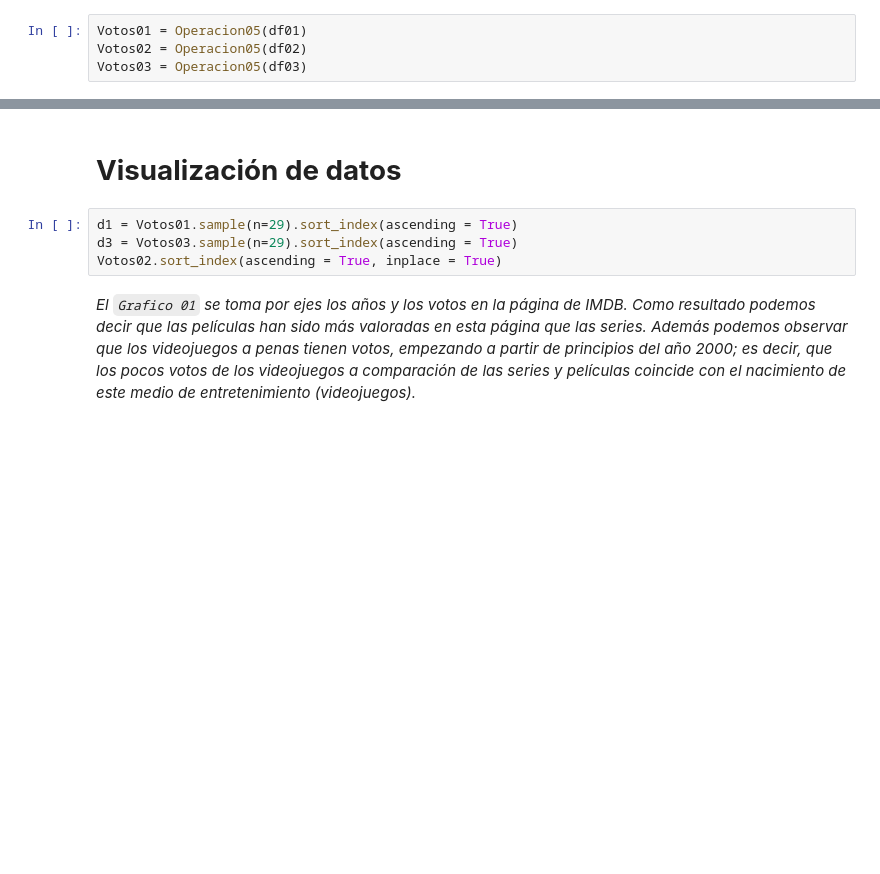
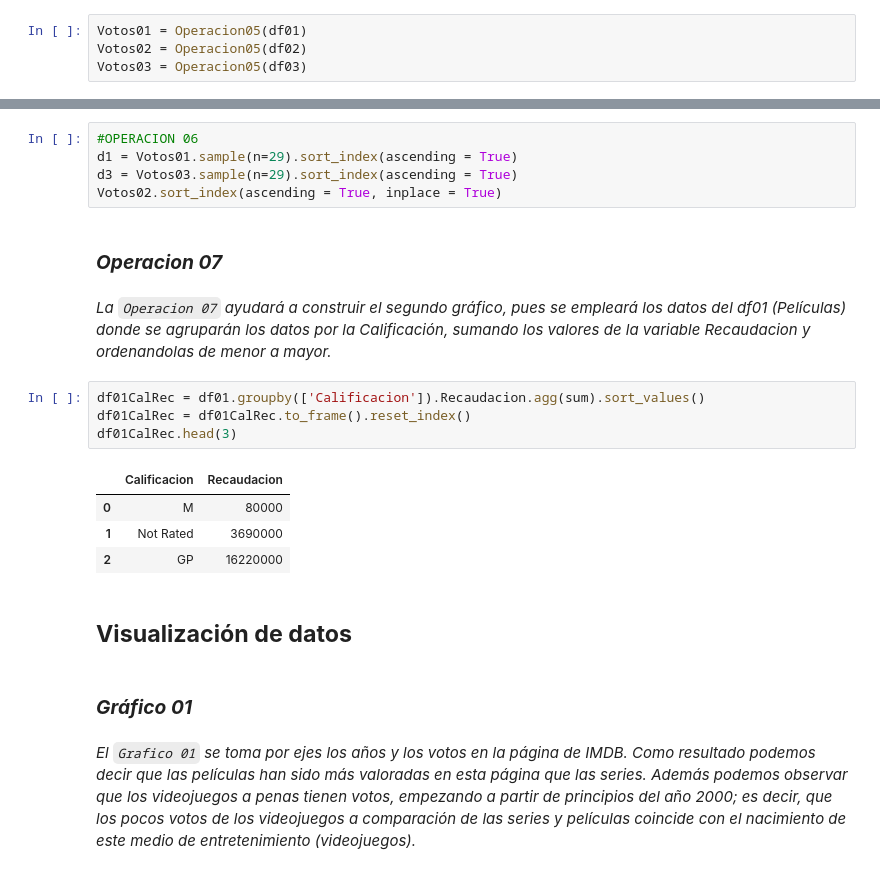
Before and after one commit to piero0090/RepoData2, a Jupyter notebook: Python_Analisis.ipynb, the cells around one changed output, grey strips where cells are left out. Cells and saved outputs as stored; diff of their text form; blank space fills up the shorter version.

```diff
--- a/Python_Analisis.ipynb
+++ b/Python_Analisis.ipynb
@@ -167,9 +183,25 @@ Votos03 = Operacion05(df03)
+# %%
+#OPERACION 06
+d1 = Votos01.sample(n=29).sort_index(ascending = True)
+d3 = Votos03.sample(n=29).sort_index(ascending = True)
+Votos02.sort_index(ascending = True, inplace = True)
+# %% [markdown]
+### ***Operacion 07***
+# %% [markdown]
+*La `Operacion 07` ayudará a construir el segundo gráfico, pues se empleará los datos del df01 (Películas) donde se agruparán los datos por la Calificación, sumando los valores de la variable Recaudacion y ordenandolas de menor a mayor.*
+# %%
+df01CalRec = df01.groupby(['Calificacion']).Recaudacion.agg(sum).sort_values()
+df01CalRec = df01CalRec.to_frame().reset_index()
+df01CalRec.head(3)
+# %% [output]
+|  | Calificacion | Recaudacion |
+| 0 | M | 80000 |
+| 1 | Not Rated | 3690000 |
+| 2 | GP | 16220000 |
 # %% [markdown]
-# **Visualización de datos**
+## **Visualización de datos**
-# %%
-d1 = Votos01.sample(n=29).sort_index(ascending = True)
-d3 = Votos03.sample(n=29).sort_index(ascending = True)
-Votos02.sort_index(ascending = True, inplace = True)
+# %% [markdown]
+### ***Gráfico 01***
 # %% [markdown]
 *El  `Grafico 01` se toma por ejes los años y los votos en la página de IMDB. Como resultado podemos decir que las películas han sido más valoradas en esta página que las series. Además podemos observar que los videojuegos a penas tienen votos, empezando a partir de principios del año 2000; es decir, que los pocos votos de los videojuegos a comparación de las series y películas coincide con el nacimiento de este medio de entretenimiento (videojuegos).*
 # %%
```
Also changed, not shown: parts of 22 cells of this notebook.
